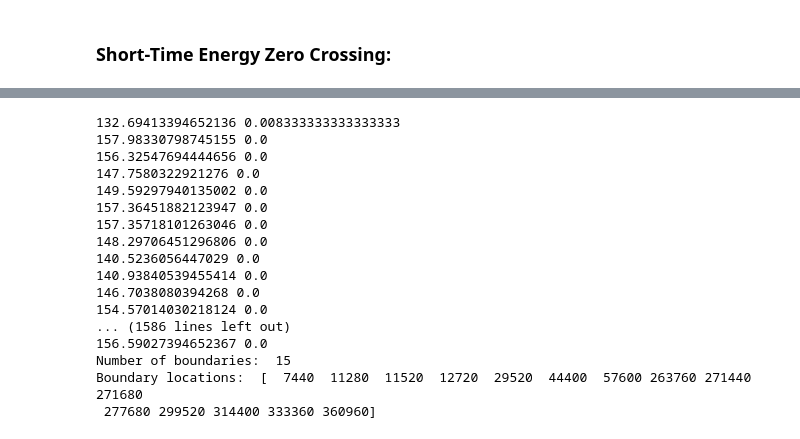
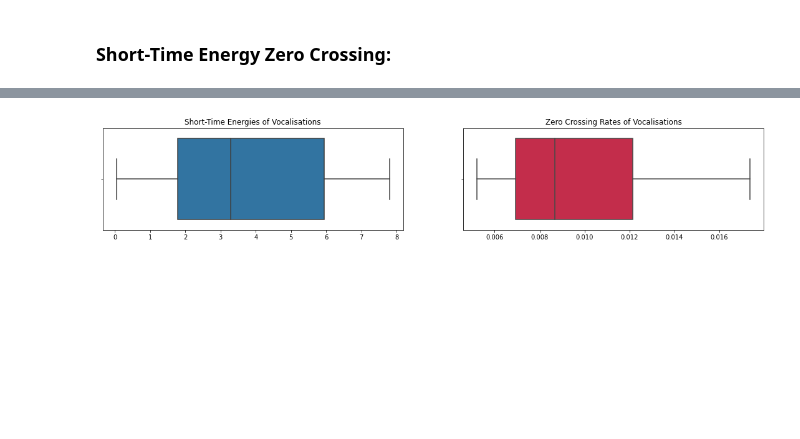
Before and after one commit to vkoil/pempheris-adspersa-alphabetisation, a Jupyter notebook: segmentation.ipynb, the cells around one changed output, grey strips where cells are left out. Saved outputs shown, nothing was run; the diff lists cells and outputs as text; code cells hidden in the pictures; blank space fills up the shorter version.

```diff
--- a/segmentation.ipynb
+++ b/segmentation.ipynb
@@ -170,2 +174,19 @@ plot_boundaries_on_signal(subsig, subbounds, sr)
 # %% [markdown]
 ### Short-Time Energy Zero Crossing:
+# %%
+noise_sample, _ = signal_splice(sample, 3.1, 4.8, sr)
+noise_energy = []
+noise_zcr = []
+for i in np.arange(0, 1.7, 0.05):
+    frac = noise_sample[int(i*sr) : int((i+0.05)*sr)]
+    noise_energy.append(sum(frac**2))
+    noise_zcr.append(sum(abs(np.diff(frac>0)*1))/len(frac))
+
+plt.figure(figsize=(19, 3))
+plt.subplot(1,2,1)
+sns.boxplot(x=noise_energy)
+plt.title('Short-Time Energy of Ambient Noise')
+plt.subplot(1,2,2)
+sns.boxplot(x=noise_zcr, color='Crimson')
+plt.title('Zero Crossing Rate of Ambient Noise')
+plt.show()
@@ -172,23 +195,24 @@ plot_boundaries_on_signal(subsig, subbounds, sr)
+# %%
+click_energy = []
+click_zcr = []
+# using every second boundary to get starting points of clicks.
+for i in range(0,len(boundaries_nleo)-1,2):
+    frac = sample[boundaries_nleo[i] : boundaries_nleo[i] + int(sr*0.012)]
+    click_energy.append(sum(frac**2))
+    click_zcr.append(sum(abs(np.diff(frac>0)*1))/len(frac))
+
+plt.figure(figsize=(19, 3))
+plt.subplot(1,2,1)
+sns.boxplot(x=click_energy)
+plt.title('Short-Time Energies of Vocalisations')
+plt.subplot(1,2,2)
+sns.boxplot(x=click_zcr, color='Crimson')
+plt.title('Zero Crossing Rates of Vocalisations')
+plt.show()
+# %% [output]
+[figure, added]
 # %%
-boundaries_ezcr = ezcr_vad(sample, 0.01, 0.005)
-print("Number of boundaries: ", len(boundaries_ezcr))
-print("Boundary locations: ", boundaries_ezcr)
+boundaries_ezcr = energy_zcr_vad(sample, 0.01, 0.005)
+# print("Number of boundaries: ", len(boundaries_ezcr))
+# print("Boundary locations: ", boundaries_ezcr)
-# %% [output]
-132.69413394652136 0.008333333333333333
-157.98330798745155 0.0
-156.32547694444656 0.0
-147.7580322921276 0.0
-149.59297940135002 0.0
-157.36451882123947 0.0
-157.35718101263046 0.0
-148.29706451296806 0.0
-140.5236056447029 0.0
-140.93840539455414 0.0
-146.7038080394268 0.0
-154.57014030218124 0.0
-... (1586 lines left out)
-156.59027394652367 0.0
-Number of boundaries:  15
-Boundary locations:  [  7440  11280  11520  12720  29520  44400  57600 263760 271440 271680
- 277680 299520 314400 333360 360960]
 # %%
```
Also changed, not shown: parts of 11 cells of this notebook.
